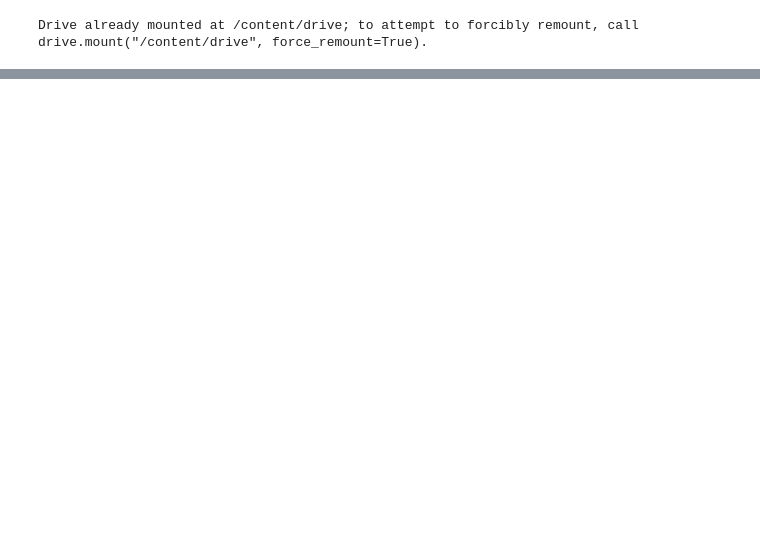
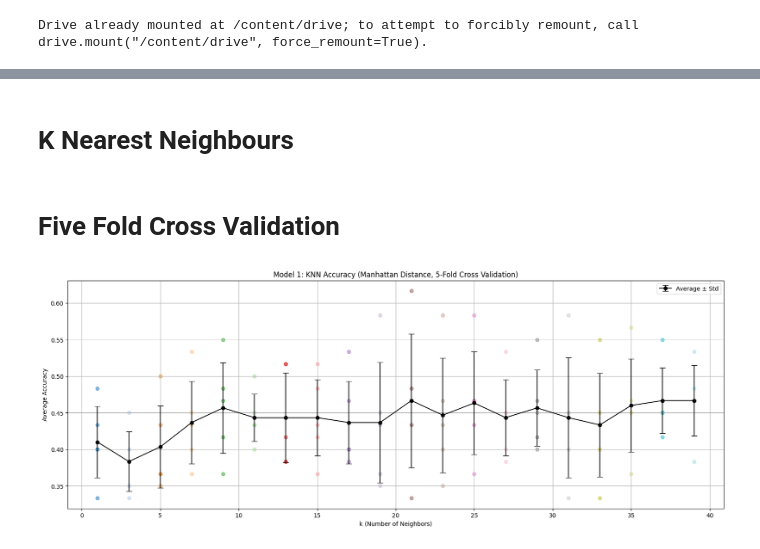
Before and after one commit to delowerhossentuhin/CVPR, a Jupyter notebook: MID/knn.ipynb, the cells around one changed output, grey strips where cells are left out. Cells and saved outputs as stored; diff of their text form; code cells hidden in the pictures; blank space fills up the shorter version.

```diff
--- a/MID/knn.ipynb
+++ b/MID/knn.ipynb
@@ -27,3 +15,0 @@ print(classes)
-# %%
-class_path=os.path.join(dataset_path,classes[0])
-print(class_path)
@@ -53,0 +36,5 @@ plt.imshow(image1)
+# %%
+def manhattan_distance(x1,x2):
+  return np.sum(np.abs(x1.astype(int)-x2.astype(int)))
+# %% [markdown]
+# **K Nearest Neighbours**
@@ -53,0 +53,42 @@ plt.imshow(image1)
+# %% [markdown]
+# **Five Fold Cross Validation**
+# %%
+def cross_validate_knn(X,y,K,folds=5):
+  kfold=KFold(n_splits=folds,shuffle=True,random_state=42)
+  total=[]
+  accuracies=[]
+  st_dev=[]
+  for k in K:
+    fold_acc=[]
+    for train,test in kfold.split(X): # train,test--->index values based on split
+      X_train,X_test=X[train],X[test]
+      Y_train,Y_test=y[train],y[test]
+      y_pred=knn_predict(X_train,X_test,Y_train,k)
+      acc=np.mean(y_pred==Y_test)
+      fold_acc.append(acc)
+    total.append(fold_acc)
+    accuracies.append(np.mean(fold_acc))
+    st_dev.append(np.std(fold_acc))
+  return total, accuracies, st_dev
+# %%
+X,y=load_image_labels()
+K=np.arange(1, 40, 2)
+total,accuracies,st_dev=cross_validate_knn(X,y,K)
+plt.figure(figsize=(20, 7))
+cmap=plt.get_cmap('tab20') # Get distinct colors from a colormap (like 'tab10' or 'Set1')
+num_colors=len(K)
+for i,k in enumerate(K):  # Plot 5-fold accuracy points for each k with a unique color
+    x_vals=[k]*len(total[i])
+    y_vals=total[i]
+    color=cmap(i % num_colors)  # wrap around if more than 10 k's
+    plt.scatter(x_vals,y_vals,color=color,alpha=0.5)
+# Plot average accuracy with standard deviation
+plt.errorbar(K, accuracies, yerr=st_dev, fmt='-o', capsize=5, color='black', label='Average ± Std', alpha=0.9)
+plt.xlabel("k (Number of Neighbors)")
+plt.ylabel("Average Accuracy")
+plt.title("Model 1: KNN Accuracy (Manhattan Distance, 5-Fold Cross Validation)")
+plt.grid(True)
+plt.legend()
+plt.show()
+# %% [output]
+[figure, added]
```
Also changed, not shown: parts of 18 cells of this notebook.
